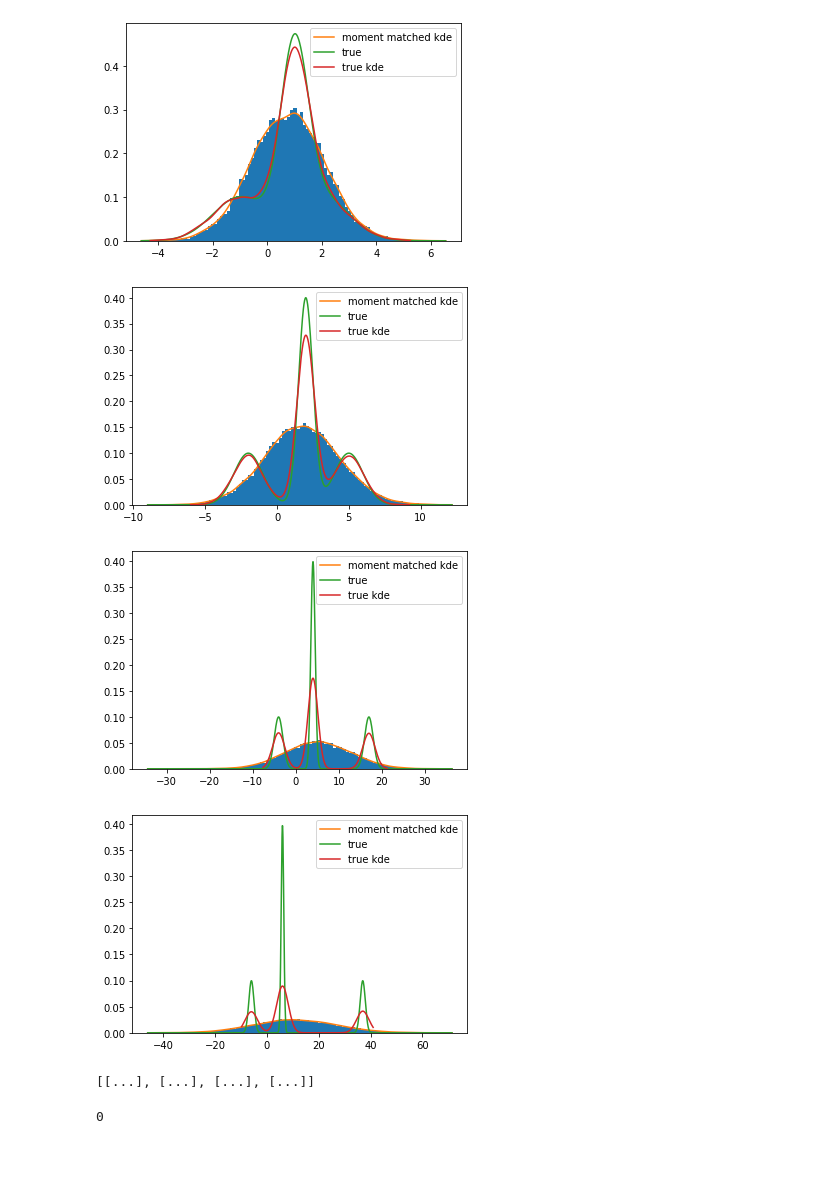
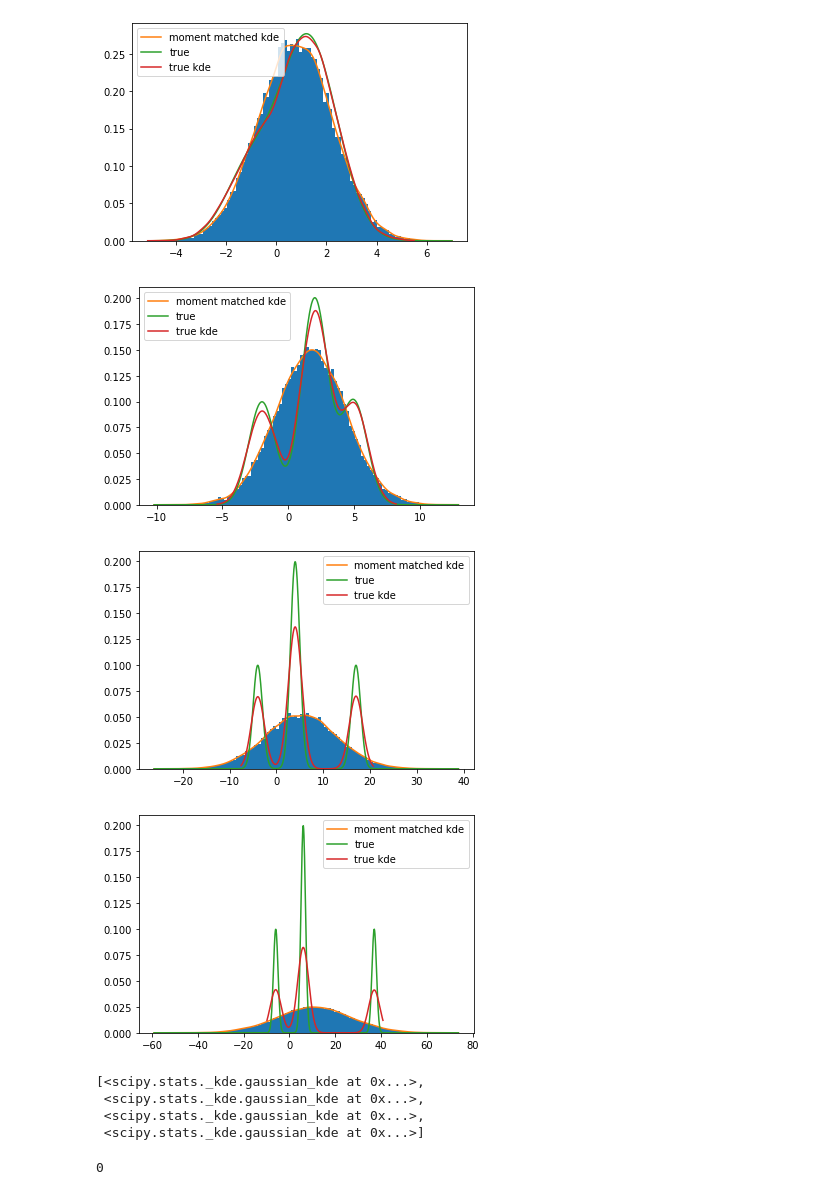
Before and after one commit to wesselb/neuralprocesses, a Jupyter notebook: notebooks/prediction_map.ipynb, the cells around one changed output. Saved outputs shown, nothing was run; the diff lists cells and outputs as text; code cells hidden in the pictures; blank space fills up the shorter version.

```diff
--- a/notebooks/prediction_map.ipynb
+++ b/notebooks/prediction_map.ipynb
@@ -117,7 +117,7 @@ def f3(x):
     return -x
 
 fns = [f1, f2, f3]
-stds = np.array([1., 0.5, 1.])
+stds = np.array([1., 1., 1.])
 weights = np.array([0.25, 0.5, 0.25])
 
 
@@ -167,7 +168,7 @@ x_pred = np.array([1., 2., 4., 6])
 m = Mixture(fns, stds, weights)
 mom_pred = MomentPredictionMap(m)
 
-n_samples = 20000
+n_samples = 30000
 Y_mm_samples = []
 
 #Sampling from the moment matched prediction map
@@ -185,37 +186,43 @@ Y_mm_samples = np.squeeze(np.array(Y_mm_samples))
 # for i in range(n_samples):
 #     plt.scatter(x_pred, Y_samples[:, i])
 # %%
-x_pred = np.array([1., 2., 4., 6])
+# x_pred = np.array([1., 2., 4., 6])
 m = Mixture(fns, stds, weights)
 mm_kde_list = []
 true_kde_list = []
 for i in range(x_pred.shape[0]):
     plt.figure()
     plt.hist(Y_mm_samples[i, :], bins=100, density=True)
     mm_kde = ss.gaussian_kde(Y_mm_samples[i, :])
-    mm_kde_list.append(mm_kde)
+#     mm_kde_list.append(mm_kde)
     xx = np.linspace(np.min(Y_mm_samples[i, :]), np.max(Y_mm_samples[i, :]), 1000)
+
+    g = ss.norm(loc=np.mean(Y_mm_samples[i, :]), scale=np.std(Y_mm_samples[i, :]))
+    mm_kde_list.append(g)
 
     plt.plot(xx, mm_kde(xx), label='moment matched kde')
 
     true_density = [m.pdf(np.array([x_pred[i]]), np.array([x_])) for x_ in xx]
     plt.plot(xx, true_density, label='true')
 
     true_samples = m.sample(np.array([x_pred[i]]), 20000)
     true_kde = ss.gaussian_kde(true_samples)
     true_xx = np.linspace(np.min(true_samples), np.max(true_samples), 1000)
     plt.plot(true_xx, true_kde(true_xx), label='true kde')
     true_kde_list.append(true_kde)
     plt.legend()
 # %% [output]
-[figure, old version]
+[figure, new version]
-[figure, old version]
+[figure, new version]
-[figure, old version]
+[figure, new version]
-[figure, old version]
+[figure, new version]
 # %%
 #objects generated
 true_kde_list
 mm_kde_list
 # %% [output]
-[[...], [...], [...], [...]]
+[<scipy.stats._kde.gaussian_kde at 0x...>,
+ <scipy.stats._kde.gaussian_kde at 0x...>,
+ <scipy.stats._kde.gaussian_kde at 0x...>,
+ <scipy.stats._kde.gaussian_kde at 0x...>]
 # %%
```
Also changed, not shown: parts of 10 cells of this notebook, 1 other file.
